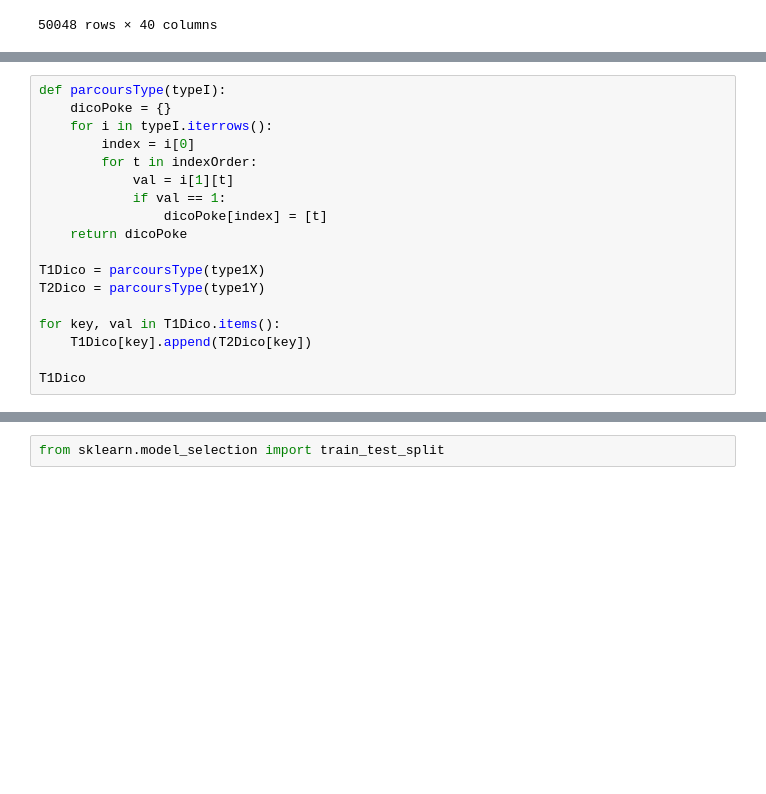
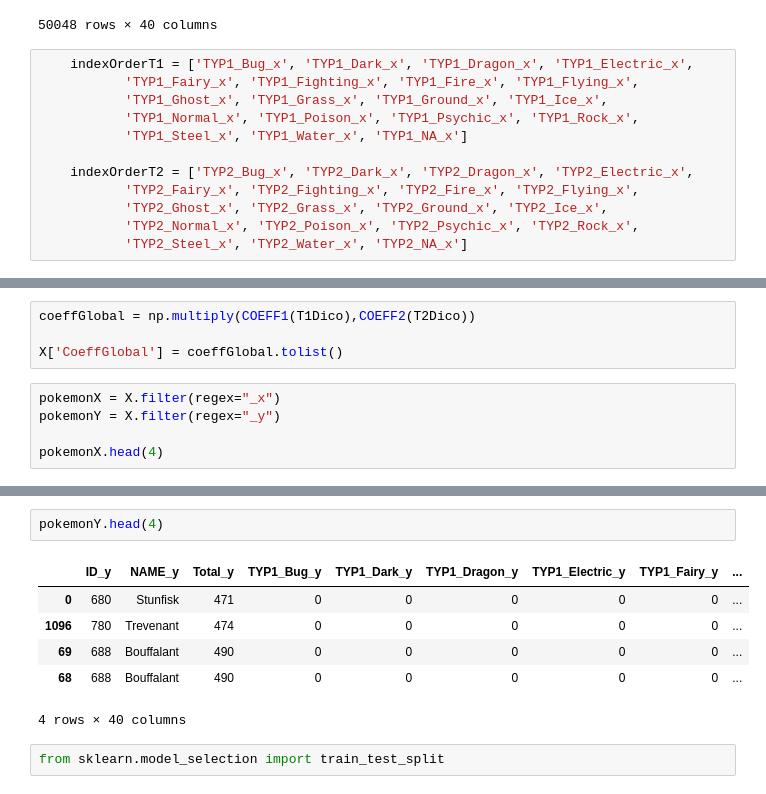
Before and after one commit to ThomasLEBRET/IAS-combatPokemon, a Jupyter notebook: BOUSSOUARFeriel_CORVESTAlex_LEBRETThoams_MANSOURIMarc/projetFinal.ipynb, the cells around one changed output, grey strips where cells are left out. Drawn from its saved outputs; the diff is of its cells as text; blank space fills up the shorter version.

Commit message:
Coefficient global des 2 types des pokémons terminé

```diff
--- a/BOUSSOUARFeriel_CORVESTAlex_LEBRETThoams_MANSOURIMarc/projetFinal.ipynb
+++ b/BOUSSOUARFeriel_CORVESTAlex_LEBRETThoams_MANSOURIMarc/projetFinal.ipynb
@@ -497,4 +497,16 @@ Y
 | 50046 | 800 | Volcanion | 600 | 0 | 0 | 0 | 0 | 0 | 0 | ... |
 | 50047 | 800 | Volcanion | 600 | 0 | 0 | 0 | 0 | 0 | 0 | ... |
 50048 rows × 40 columns
+# %%
+    indexOrderT1 = ['TYP1_Bug_x', 'TYP1_Dark_x', 'TYP1_Dragon_x', 'TYP1_Electric_x',
+           'TYP1_Fairy_x', 'TYP1_Fighting_x', 'TYP1_Fire_x', 'TYP1_Flying_x',
+           'TYP1_Ghost_x', 'TYP1_Grass_x', 'TYP1_Ground_x', 'TYP1_Ice_x',
+           'TYP1_Normal_x', 'TYP1_Poison_x', 'TYP1_Psychic_x', 'TYP1_Rock_x',
+           'TYP1_Steel_x', 'TYP1_Water_x', 'TYP1_NA_x']
+
+    indexOrderT2 = ['TYP2_Bug_x', 'TYP2_Dark_x', 'TYP2_Dragon_x', 'TYP2_Electric_x',
+           'TYP2_Fairy_x', 'TYP2_Fighting_x', 'TYP2_Fire_x', 'TYP2_Flying_x',
+           'TYP2_Ghost_x', 'TYP2_Grass_x', 'TYP2_Ground_x', 'TYP2_Ice_x',
+           'TYP2_Normal_x', 'TYP2_Poison_x', 'TYP2_Psychic_x', 'TYP2_Rock_x',
+           'TYP2_Steel_x', 'TYP2_Water_x', 'TYP2_NA_x']
 # %%
@@ -521,18 +544,0 @@ type1Y = type1Y.reindex(columns=indexOrder)
-# %%
-def parcoursType(typeI):
-    dicoPoke = {}
-    for i in typeI.iterrows():
-        index = i[0]
-        for t in indexOrder:
-            val = i[1][t]
-            if val == 1:
-                dicoPoke[index] = [t]
-    return dicoPoke
-
-T1Dico = parcoursType(type1X)
-T2Dico = parcoursType(type1Y)
-
-for key, val in T1Dico.items():
-    T1Dico[key].append(T2Dico[key])
-
-T1Dico
@@ -666,0 +728,9 @@ X.columns
+# %%
+coeffGlobal = np.multiply(COEFF1(T1Dico),COEFF2(T2Dico))
+
+X['CoeffGlobal'] = coeffGlobal.tolist()
+# %%
+pokemonX = X.filter(regex="_x")
+pokemonY = X.filter(regex="_y")
+
+pokemonX.head(4)
@@ -667,3 +744,12 @@ X.columns
+# %%
+pokemonY.head(4)
+# %% [output]
+|  | ID_y | NAME_y | Total_y | TYP1_Bug_y | TYP1_Dark_y | TYP1_Dragon_y | TYP1_Electric_y | TYP1_Fairy_y | ... |
+| 0 | 680 | Stunfisk | 471 | 0 | 0 | 0 | 0 | 0 | ... |
+| 1096 | 780 | Trevenant | 474 | 0 | 0 | 0 | 0 | 0 | ... |
+| 69 | 688 | Bouffalant | 490 | 0 | 0 | 0 | 0 | 0 | ... |
+| 68 | 688 | Bouffalant | 490 | 0 | 0 | 0 | 0 | 0 | ... |
+4 rows × 40 columns
 # %%
 from sklearn.model_selection import train_test_split
 # %%
```
Also changed, not shown: parts of 9 cells of this notebook.
